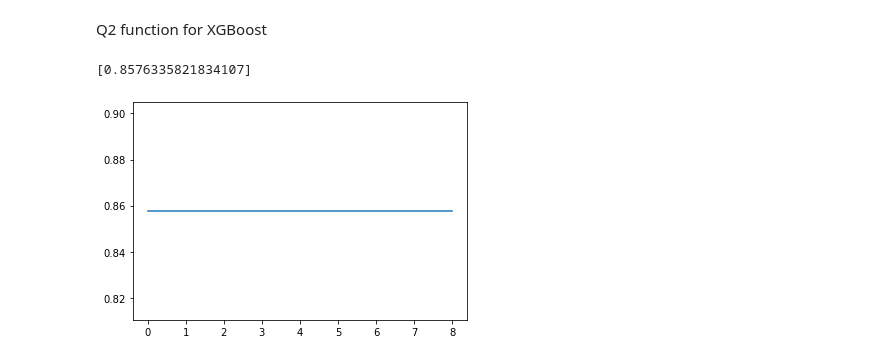
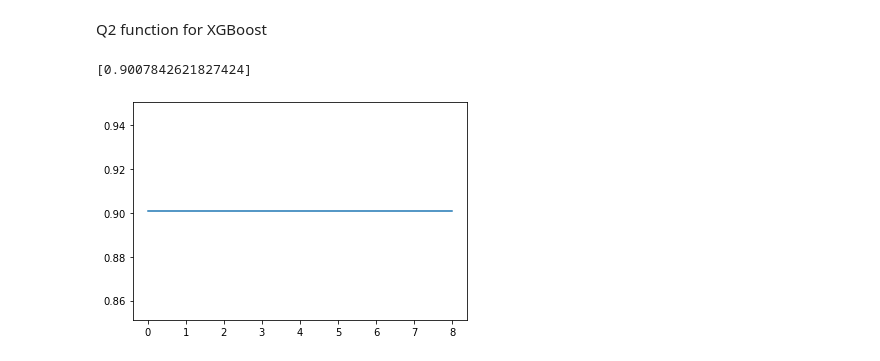
Before and after one commit to kenll99minecart/Immunopeptide, a Jupyter notebook: Linear regression.ipynb, the cells around one changed output. Drawn from its saved outputs; the diff is of its cells as text; code cells hidden in the pictures.

```diff
--- a/Linear regression.ipynb
+++ b/Linear regression.ipynb
@@ -176,24 +176,27 @@ for p in range(8):
 
 #CVX = Xt.copy()
     CVy = y.copy()
-    Test_pred = [] #predicted values
-    Test_res = []  #original values
-    rand_res = []  #training set mean values
+
     for train_index, test_index in kf.split(X):
+        Test_pred = [] #predicted values
+        Test_res = []  #original values
+        rand_res = []  #training set mean values
+        Q2infold = []
         #print("TRAIN:", train_index, "TEST:", test_index)
         trainX , trainY = CVX.iloc[train_index] , CVy.iloc[train_index]
         testX , testY =  CVX.iloc[test_index] , CVy.iloc[test_index]
         #print(trainY)
         regrt.fit(trainX, trainY)
-        Pred_test = regrt.predict(testX)
+        Pred_test = regrt.predict(testX)#testX
         Mean_trained_y=statss.mean(trainY)
         for x in range(len(Pred_test)):
             rand_res.append(Mean_trained_y)
         Test_pred.extend(Pred_test)
-        Test_res.extend(testY)
+        Test_res.extend(testY)#testY
 
     #print(trainX.head(2))
-    Q2.append(getQ2(Test_pred,Test_res,rand_res))
+        Q2infold.append(getQ2(Test_pred,Test_res,rand_res))
+    Q2.append(np.mean(Q2infold))
 #print(Q2)
 plt.plot([1,2,3,4,5,6,7,8],Q2)
 print(Q2)
@@ -327,40 +330,44 @@ Q2Boost=[]
 zB=0
 xgbt = xgb.XGBRegressor(tree_method="hist", enable_categorical=True)
 zB=8
     #zB=zB+1
     #CVXB = df_inBoost.iloc[:, 0:zB].copy()
     #if CVXB.columns[len(CVXB.columns)-1] == '3' or CVXB.columns[len(CVXB.columns)-1] == 'PO' or CVXB.columns[len(CVXB.columns)-1] == 'Chol'or CVXB.columns[len(CVXB.columns)-1] == '100%':
         #zB=zB+1
         #CVXB = df_inBoost.iloc[:, 0:zB].copy()
     #elif CVXB.columns[len(CVXB.columns)-1] == 'High':
         #zB=zB+2
         #CVXB = df_inBoost.iloc[:, 0:zB].copy()
     #elif CVXB.columns[len(CVXB.columns)-1] == '1':
         #zB=zB+3
         #CVXB = df_inBoost.iloc[:, 0:zB].copy()
 
     #print(CVXL.head(2))
 CVXB = df_inBoost.copy()
 CVyB = pd.DataFrame(y_train_XGBoost).copy()
-Test_predB = [] #predicted values
-Test_resB = []  #original values
-rand_resB = []  #training set mean values
+
 for train_index, test_index in kf.split(X):
+    Test_predB = [] #predicted values
+    Test_resB = []  #original values
+    rand_resB = []  #training set mean values
+    Q2infold = []
+
     trainX , trainY = CVXB.iloc[train_index] , CVyB.iloc[train_index]
     testX , testY =  CVXB.iloc[test_index] , CVyB.iloc[test_index]
     xgbt.fit(trainX, le.fit_transform(trainY).ravel())
-    Pred_test = xgbt.predict(testX)
-    Mean_trained_y=statss.mean(trainY.values.ravel())
+    Pred_test = xgbt.predict(testX)#testX
+    Mean_trained_y=statss.mean(trainY.values.ravel())#trainY
     for x in range(len(Pred_test)):
         rand_resB.append(Mean_trained_y)
     Test_predB.extend(Pred_test.ravel())
-    Test_resB.extend(testY.values.ravel())
-
+    Test_resB.extend(testY.values.ravel())#testY
+    Q2infold.append(getQ2(Test_predB,Test_resB,rand_resB))
     #print(Test_predL)
-Q2Boost.append(getQ2(Test_predB,Test_resB,rand_resB))
+Q2Boost.append(np.mean(Q2infold))
+#Q2Boost.append(getQ2(Test_predB,Test_resB,rand_resB))
 print(Q2Boost)
 plt.plot([0,8],[Q2Boost,Q2Boost])
 plt.show()
 # %% [output]
-[0.8576335821834107]
+[0.9007842621827424]
-[figure, old version]
+[figure, new version]
```
Also changed, not shown: parts of 1 cell of this notebook.
